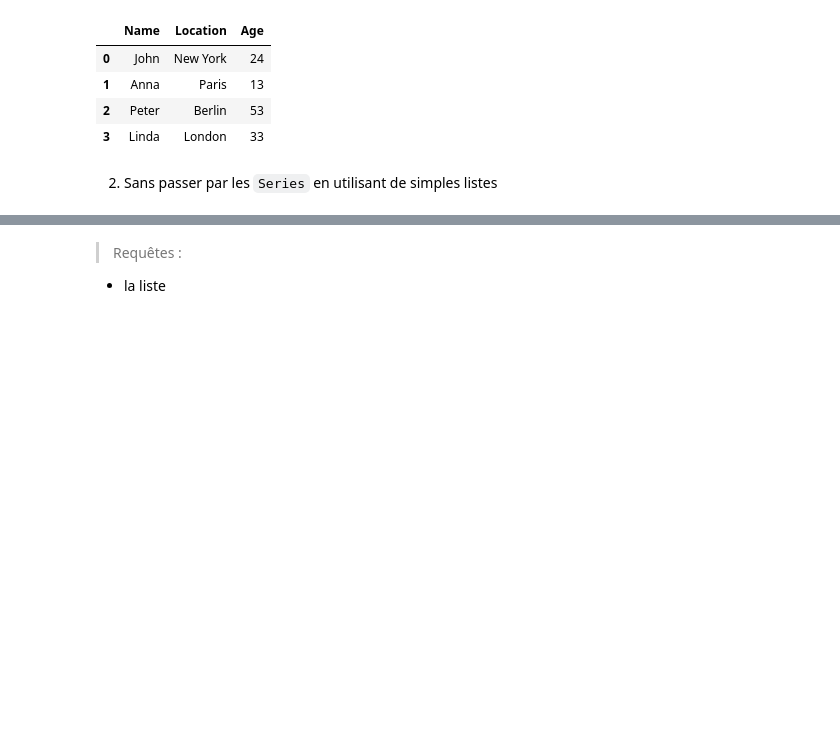
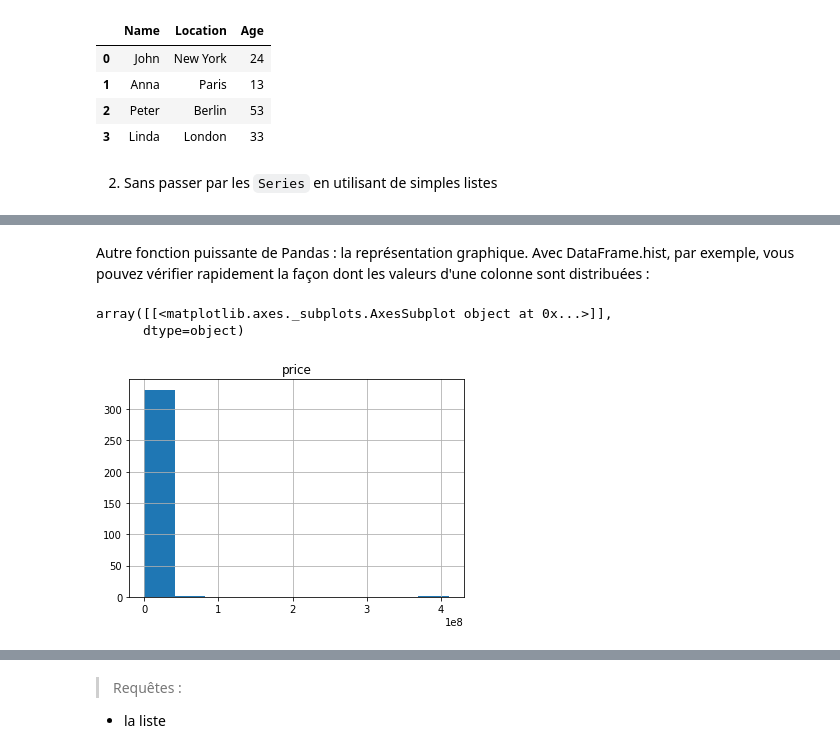
Before and after one commit to securitylab-repository/TPS-IA, a Jupyter notebook: TP1.ipynb, the cells around one changed output, grey strips where cells are left out. Saved outputs shown, nothing was run; the diff lists cells and outputs as text; code cells hidden in the pictures; blank space fills up the shorter version.

```diff
--- a/TP1.ipynb
+++ b/TP1.ipynb
@@ -322,0 +315,7 @@ display(data_pandas)
+# %%
+#ramprice = pd.read_csv('ram_price.csv',delimiter=',') # ram_price.csv est dans le dossier courrant
+ramprice = pd.read_csv('https://raw.githubusercontent.com/securitylab-repository/TPS-IA/master/datasets/ram_price.csv',delimiter=',')
+display(ramprice.head())
+
+#ramprice = pd.read_csv('ram_price.csv',delimiter=',', names = price)
+#display(ramprice.head())
@@ -322,0 +343,8 @@ display(data_pandas)
+# %% [markdown]
+Autre fonction puissante de Pandas : la représentation graphique. Avec DataFrame.hist, par exemple, vous pouvez vérifier rapidement la façon dont les valeurs d'une colonne sont distribuées :
+# %%
+ramprice.hist('price')
+# %% [output]
+array([[<matplotlib.axes._subplots.AxesSubplot object at 0x...>]],
+      dtype=object)
+[figure, added]
```
Also changed, not shown: parts of 49 cells of this notebook.
